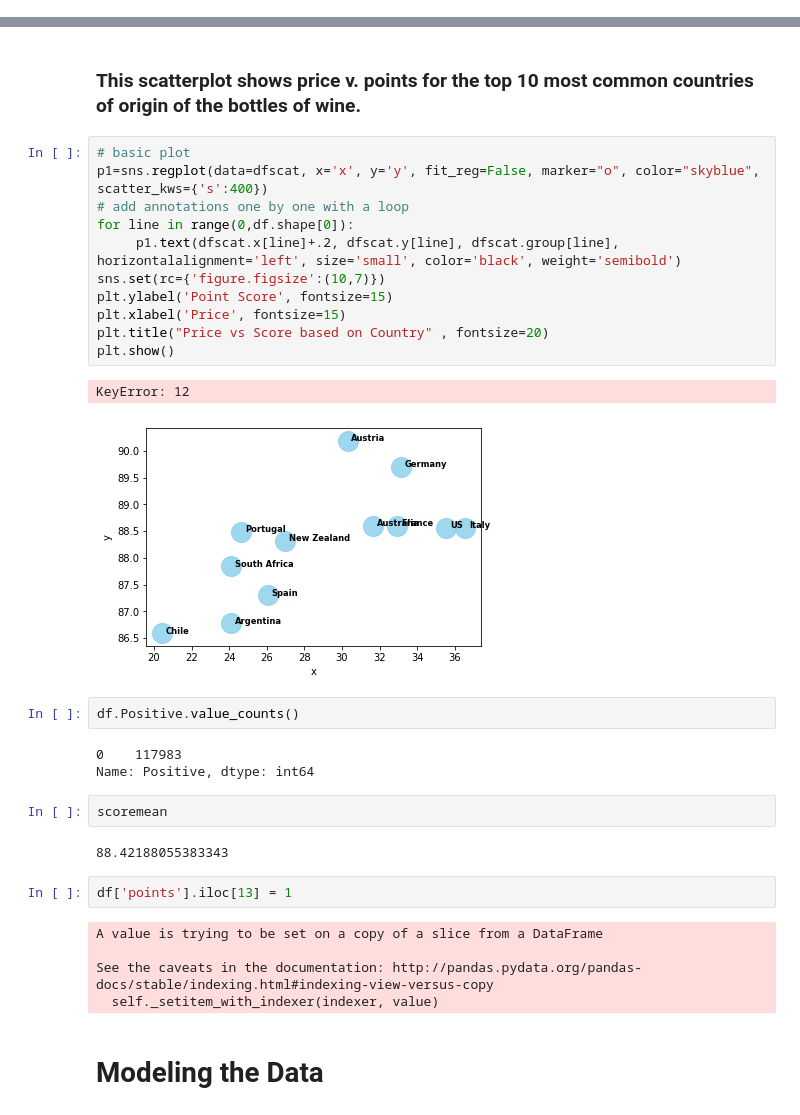
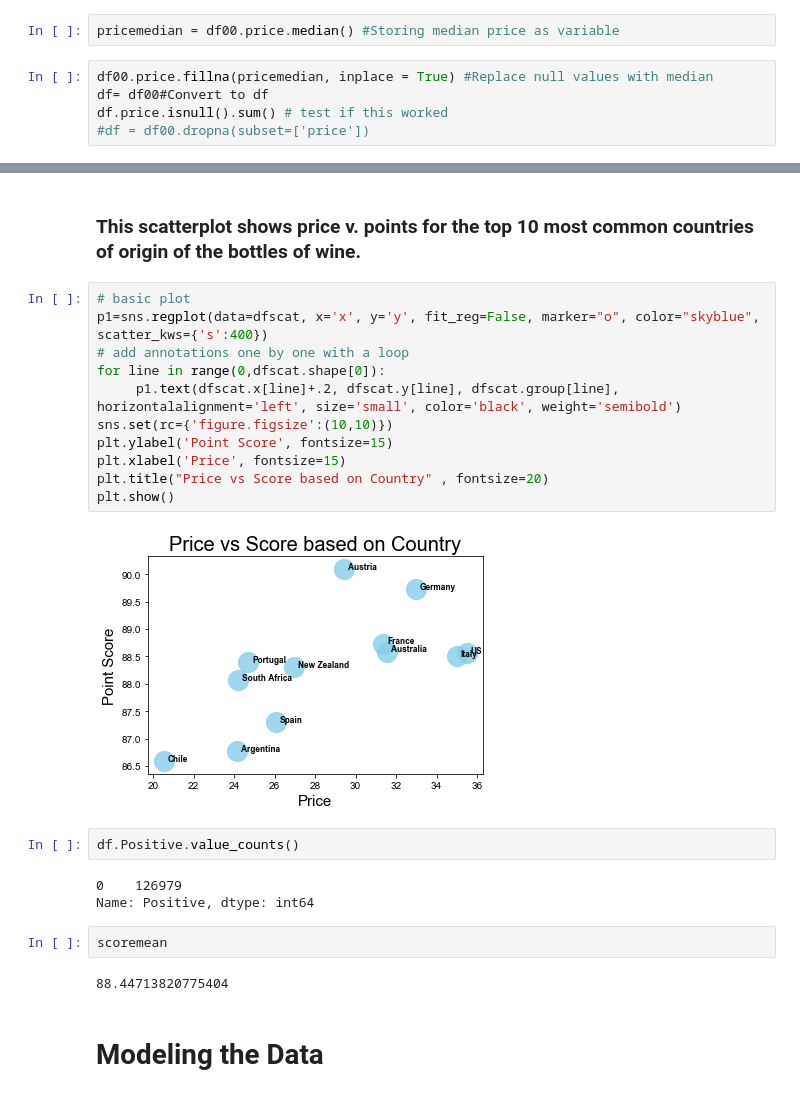
Before and after one commit to bcat12/dsc-5-capstone-project-online-ds-ft-100118, a Jupyter notebook: Analysis.ipynb, the cells around one changed output, grey strips where cells are left out. Drawn from its saved outputs; the diff is of its cells as text.

```diff
--- a/Analysis.ipynb
+++ b/Analysis.ipynb
@@ -101,0 +109,7 @@ df = df00.dropna(subset=['price'])
+# %%
+pricemedian = df00.price.median() #Storing median price as variable
+# %%
+df00.price.fillna(pricemedian, inplace = True) #Replace null values with median
+df= df00#Convert to df
+df.price.isnull().sum() # test if this worked
+#df = df00.dropna(subset=['price'])
@@ -583,33 +604,25 @@ sns.regplot(data=dfscat, x="x", y="y", fit_reg=False, marker="+", color="blue")
 # %%
 # basic plot
 p1=sns.regplot(data=dfscat, x='x', y='y', fit_reg=False, marker="o", color="skyblue", scatter_kws={'s':400})
 # add annotations one by one with a loop
-for line in range(0,df.shape[0]):
+for line in range(0,dfscat.shape[0]):
      p1.text(dfscat.x[line]+.2, dfscat.y[line], dfscat.group[line], horizontalalignment='left', size='small', color='black', weight='semibold')
-sns.set(rc={'figure.figsize':(10,7)})
+sns.set(rc={'figure.figsize':(10,10)})
 plt.ylabel('Point Score', fontsize=15)
 plt.xlabel('Price', fontsize=15)
 plt.title("Price vs Score based on Country" , fontsize=20)
 plt.show()
 # %% [output]
-KeyError: 12
-[figure, old version]
+[figure, new version]
 # %%
 df.Positive.value_counts()
 # %% [output]
-0    117983
+0    126979
 Name: Positive, dtype: int64
 # %%
 scoremean
 # %% [output]
-88.42188055383343
+88.44713820775404
-# %%
-df['points'].iloc[13] = 1
-# %% [output]
-A value is trying to be set on a copy of a slice from a DataFrame
-
-See the caveats in the documentation: http://pandas.pydata.org/pandas-docs/stable/indexing.html#indexing-view-versus-copy
-  self._setitem_with_indexer(indexer, value)
 # %% [markdown]
 # Modeling the Data
 # %% [markdown]
```
Also changed, not shown: parts of 124 cells of this notebook, 2 other files.
